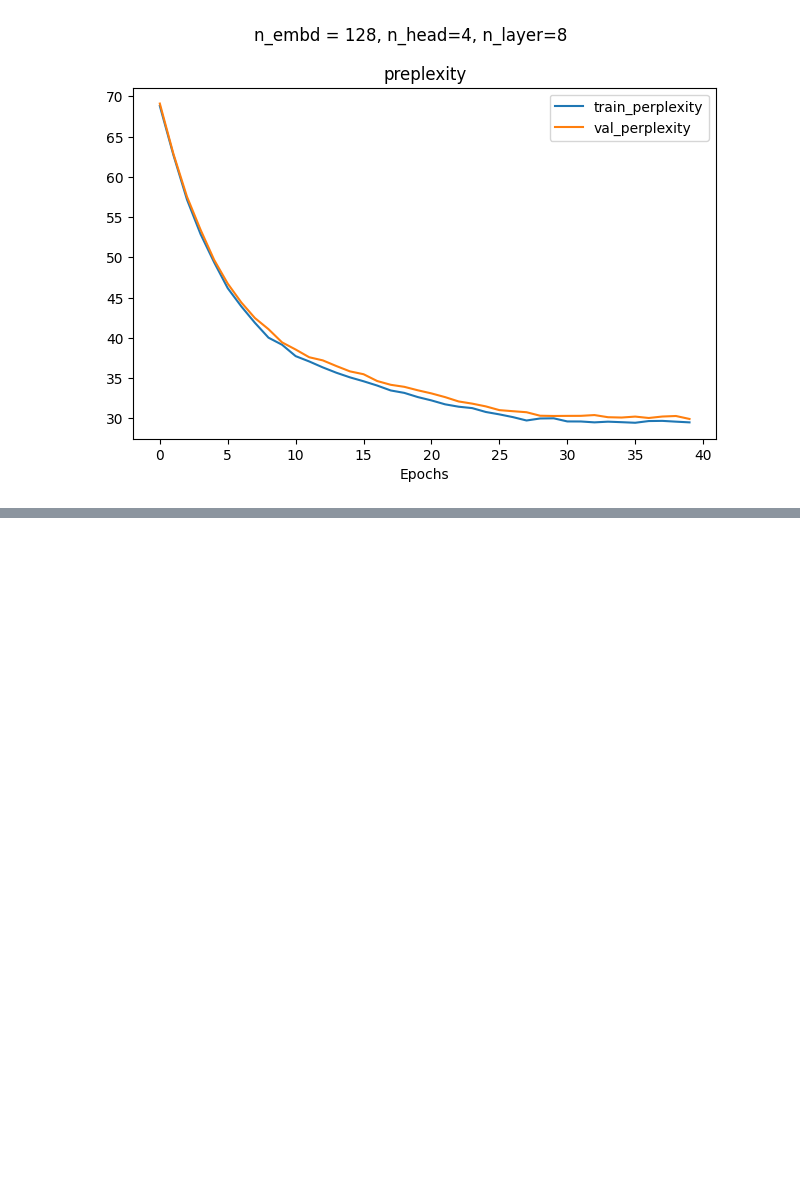
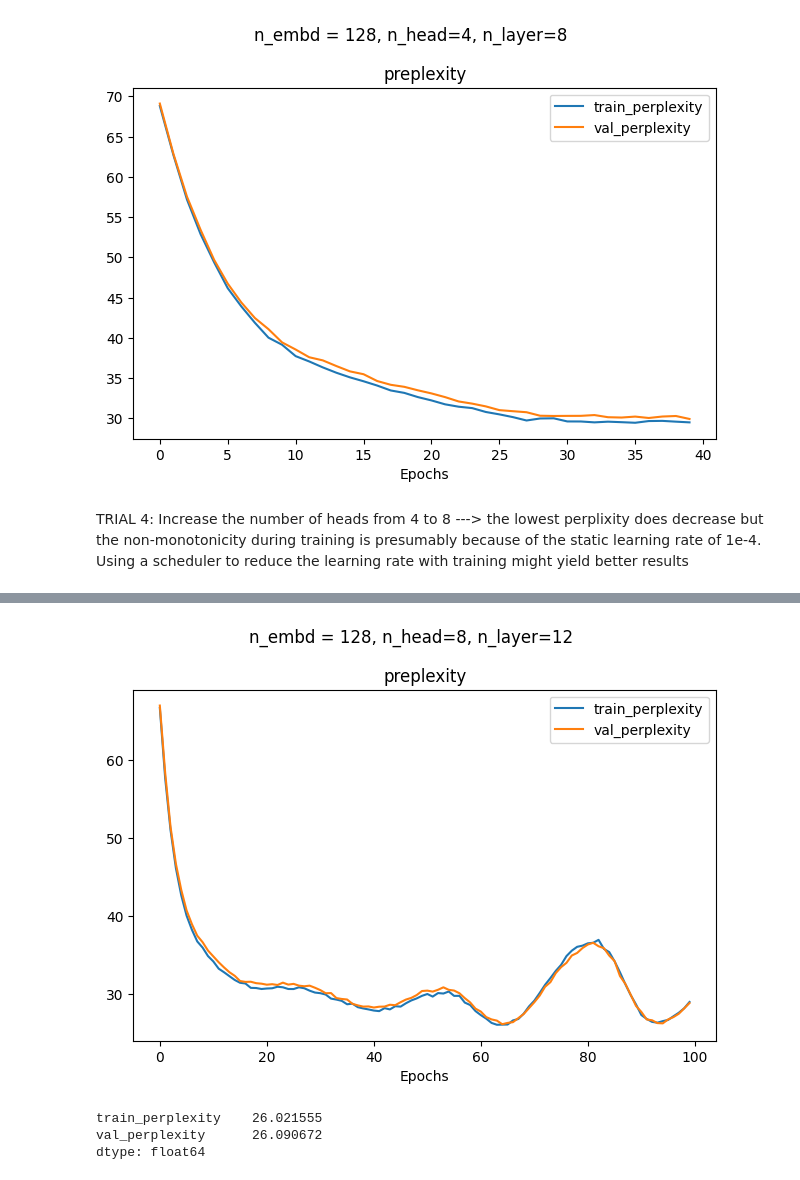
Before and after one commit to AnanthKandala/ai-science-training-series, a Jupyter notebook: 05_llm_part2/hw_5.ipynb, the cells around one changed output, grey strips where cells are left out. Drawn from its saved outputs; the diff is of its cells as text; code cells hidden in the pictures; blank space fills up the shorter version.

```diff
--- a/05_llm_part2/hw_5.ipynb
+++ b/05_llm_part2/hw_5.ipynb
@@ -299,3 +299,36 @@ Epoch 39: validation loss: 3.398, perplexity: 29.916
 CPU times: user 2min 1s, sys: 367 ms, total: 2min 1s
 Wall time: 1min 55s
 [figure]
+# %% [markdown]
+TRIAL 4: Increase the number of heads from 4 to 8 ---> the lowest perplixity does decrease but the non-monotonicity during training is presumably because of the
+static learning rate of 1e-4. Using a scheduler to reduce the learning rate with training might yield better results
+# %%
+%%time
+n_embd = 128
+n_head = 8
+n_layer = 12
+model = LanguageModel().to(device)
+optimizer = torch.optim.AdamW(model.parameters(), lr=1e-4, weight_decay=0.01)
+epochs = 100
+cols = ["train_perplexity", "val_perplexity"]
+training_frame = {col: [] for col in cols}
+for epoch in tqdm(range(epochs)):
+    model.train()
+    _, loss = model.forward(train[0], train[1])
+    loss.backward()
+    optimizer.step()
+    train_loss, val_loss = estimate_loss()
+    train_perplexity = torch.exp(train_loss); val_perplexity = torch.exp(val_loss)
+    training_frame["train_perplexity"].append(train_perplexity.item()); training_frame["val_perplexity"].append(val_perplexity.item())
+print(f"Epoch {epoch}: train loss: {train_loss:.3f}, perplexity: {train_perplexity:.3f}" )
+print(f"Epoch {epoch}: validation loss: {val_loss:.3f}, perplexity: {val_perplexity:.3f}")
+training_frame = pd.DataFrame(training_frame)
+fig, axs = plt.subplots()
+title = f"n_embd = {n_embd}, n_head={n_head}, n_layer={n_layer}"
+plt.suptitle(title)
+training_frame.plot(y=["train_perplexity", "val_perplexity"], ax=axs, xlabel='Epochs', title="preplexity")
+plt.tight_layout()
+name = 'hw5_fig4.png'
+fig.savefig(name)
+# Image(name)
+# %% [output]
@@ -301,0 +339,7 @@ Wall time: 1min 55s
+[figure, added]
+# %%
+print(training_frame.min())
+# %% [output]
+train_perplexity    26.021555
+val_perplexity      26.090672
+dtype: float64
```
Also changed, not shown: parts of 4 cells of this notebook, 4 other files.
